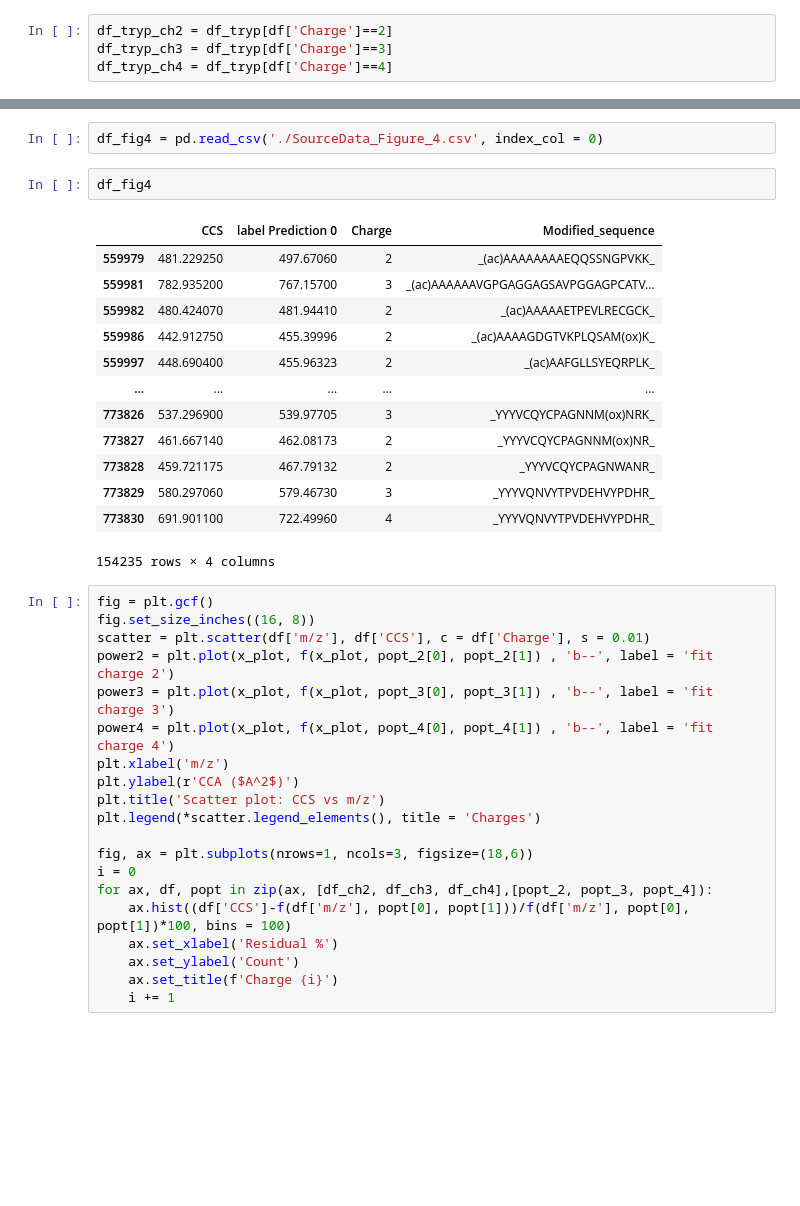
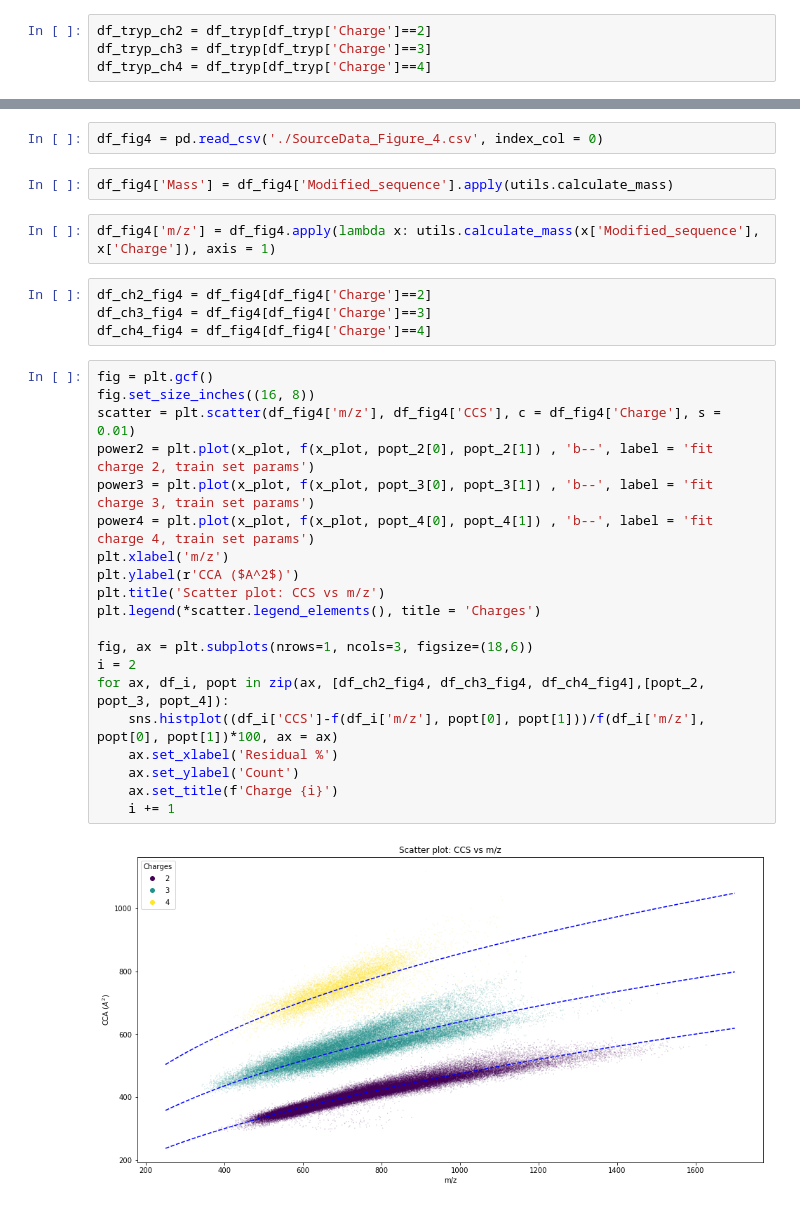
Before and after one commit to jlrestrepol/ccs, a Jupyter notebook: dl_paper/figures.ipynb, the cells around one changed output, grey strips where cells are left out. Cells and saved outputs as stored; diff of their text form; blank space fills up the shorter version.

Commit message:
Renames fig1 and includes error plots
Renames fig1 nb to figures because it now includes all the figures of the paper, also creates error/correlation plots

```diff
--- a/dl_paper/fig1.ipynb
+++ b/dl_paper/figures.ipynb
@@ -48,9 +48,9 @@ x_ch2 = df_tryp['m/z'].values
 y_ch2 = df_tryp['CCS'].values
 (A_ch1, b_ch1), cov_ch1 = scipy.optimize.curve_fit(f, x_ch2, y_ch2)
 # %%
-df_tryp_ch2 = df_tryp[df['Charge']==2]
-df_tryp_ch3 = df_tryp[df['Charge']==3]
-df_tryp_ch4 = df_tryp[df['Charge']==4]
+df_tryp_ch2 = df_tryp[df_tryp['Charge']==2]
+df_tryp_ch3 = df_tryp[df_tryp['Charge']==3]
+df_tryp_ch4 = df_tryp[df_tryp['Charge']==4]
 # %%
 popt_2, _ = scipy.optimize.curve_fit(f, df_tryp_ch2['m/z'], df_tryp_ch2['CCS'])
 popt_3, _ = scipy.optimize.curve_fit(f, df_tryp_ch3['m/z'], df_tryp_ch3['CCS'])
@@ -126,39 +126,33 @@ Looks very simlar to before
 # Figure 4
 # %%
 df_fig4 = pd.read_csv('./SourceData_Figure_4.csv', index_col = 0)
-# %%
-df_fig4
-# %% [output]
-|  | CCS | label Prediction 0 | Charge | Modified_sequence |
-| 559979 | 481.229250 | 497.67060 | 2 | _(ac)AAAAAAAAEQQSSNGPVKK_ |
-| 559981 | 782.935200 | 767.15700 | 3 | _(ac)AAAAAAVGPGAGGAGSAVPGGAGPCATV... |
-| 559982 | 480.424070 | 481.94410 | 2 | _(ac)AAAAAETPEVLRECGCK_ |
-| 559986 | 442.912750 | 455.39996 | 2 | _(ac)AAAAGDGTVKPLQSAM(ox)K_ |
-| 559997 | 448.690400 | 455.96323 | 2 | _(ac)AAFGLLSYEQRPLK_ |
-| ... | ... | ... | ... | ... |
-| 773826 | 537.296900 | 539.97705 | 3 | _YYYVCQYCPAGNNM(ox)NRK_ |
-| 773827 | 461.667140 | 462.08173 | 2 | _YYYVCQYCPAGNNM(ox)NR_ |
-| 773828 | 459.721175 | 467.79132 | 2 | _YYYVCQYCPAGNWANR_ |
-| 773829 | 580.297060 | 579.46730 | 3 | _YYYVQNVYTPVDEHVYPDHR_ |
-| 773830 | 691.901100 | 722.49960 | 4 | _YYYVQNVYTPVDEHVYPDHR_ |
-154235 rows × 4 columns
+# %%
+df_fig4['Mass'] = df_fig4['Modified_sequence'].apply(utils.calculate_mass)
+# %%
+df_fig4['m/z'] = df_fig4.apply(lambda x: utils.calculate_mass(x['Modified_sequence'], x['Charge']), axis = 1)
+# %%
+df_ch2_fig4 = df_fig4[df_fig4['Charge']==2]
+df_ch3_fig4 = df_fig4[df_fig4['Charge']==3]
+df_ch4_fig4 = df_fig4[df_fig4['Charge']==4]
 # %%
 fig = plt.gcf()
 fig.set_size_inches((16, 8))
-scatter = plt.scatter(df['m/z'], df['CCS'], c = df['Charge'], s = 0.01)
-power2 = plt.plot(x_plot, f(x_plot, popt_2[0], popt_2[1]) , 'b--', label = 'fit charge 2')
-power3 = plt.plot(x_plot, f(x_plot, popt_3[0], popt_3[1]) , 'b--', label = 'fit charge 3')
-power4 = plt.plot(x_plot, f(x_plot, popt_4[0], popt_4[1]) , 'b--', label = 'fit charge 4')
+scatter = plt.scatter(df_fig4['m/z'], df_fig4['CCS'], c = df_fig4['Charge'], s = 0.01)
+power2 = plt.plot(x_plot, f(x_plot, popt_2[0], popt_2[1]) , 'b--', label = 'fit charge 2, train set params')
+power3 = plt.plot(x_plot, f(x_plot, popt_3[0], popt_3[1]) , 'b--', label = 'fit charge 3, train set params')
+power4 = plt.plot(x_plot, f(x_plot, popt_4[0], popt_4[1]) , 'b--', label = 'fit charge 4, train set params')
 plt.xlabel('m/z')
 plt.ylabel(r'CCA ($A^2$)')
 plt.title('Scatter plot: CCS vs m/z')
 plt.legend(*scatter.legend_elements(), title = 'Charges')
 
 fig, ax = plt.subplots(nrows=1, ncols=3, figsize=(18,6))
-i = 0
-for ax, df, popt in zip(ax, [df_ch2, df_ch3, df_ch4],[popt_2, popt_3, popt_4]):
-    ax.hist((df['CCS']-f(df['m/z'], popt[0], popt[1]))/f(df['m/z'], popt[0], popt[1])*100, bins = 100)
+i = 2
+for ax, df_i, popt in zip(ax, [df_ch2_fig4, df_ch3_fig4, df_ch4_fig4],[popt_2, popt_3, popt_4]):
+    sns.histplot((df_i['CCS']-f(df_i['m/z'], popt[0], popt[1]))/f(df_i['m/z'], popt[0], popt[1])*100, ax = ax)
     ax.set_xlabel('Residual %')
     ax.set_ylabel('Count')
     ax.set_title(f'Charge {i}')
     i += 1
+# %% [output]
+[figure, added]
```
Also changed, not shown: parts of 12 cells of this notebook.
